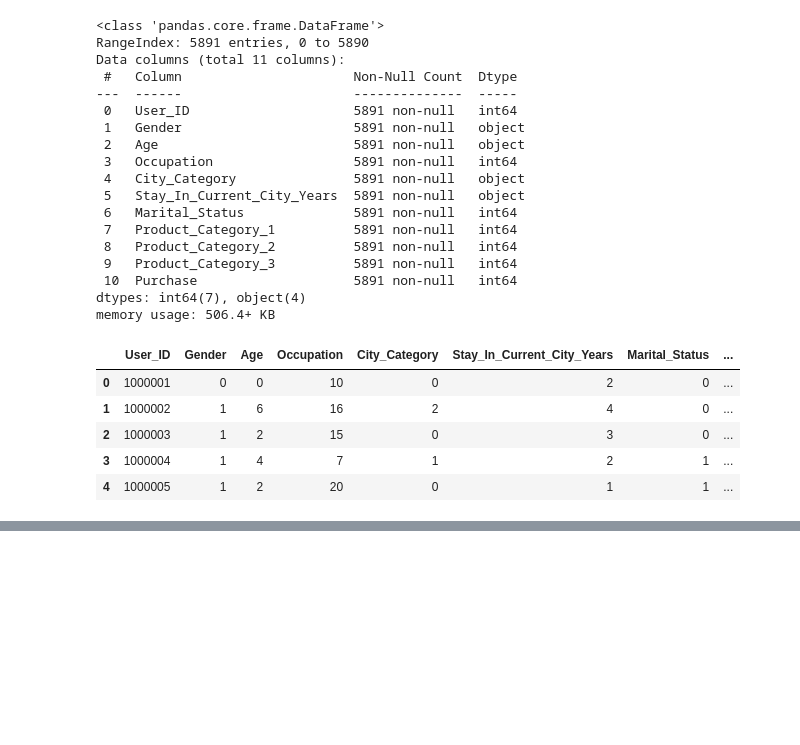
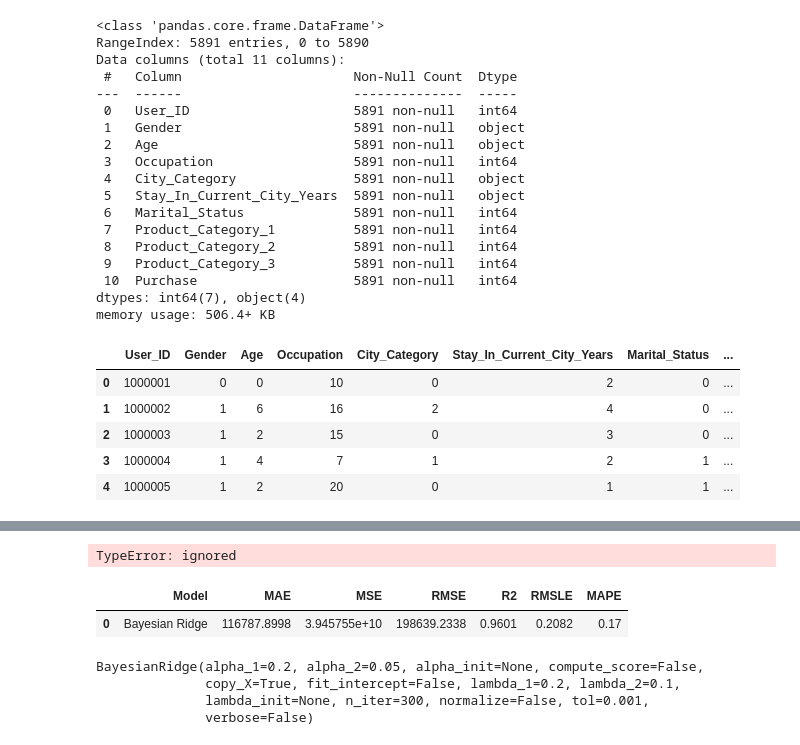
Before and after one commit to santhoshbvsrk/MLProjects, a Jupyter notebook: BlackFridaySales/BlackFridaySales_PyCaret.ipynb, the cells around one changed output, grey strips where cells are left out. Cells and saved outputs as stored; diff of their text form; code cells hidden in the pictures; blank space fills up the shorter version.

```diff
--- a/BlackFridaySales/BlackFridaySales_PyCaret.ipynb
+++ b/BlackFridaySales/BlackFridaySales_PyCaret.ipynb
@@ -157,0 +191,16 @@ TypeError: ignored
+# %%
+interpret_model(tuned_br)
+# %% [output]
+TypeError: ignored
+# %%
+predictions = predict_model(tuned_br)
+# %% [output]
+|  | Model | MAE | MSE | RMSE | R2 | RMSLE | MAPE |
+| 0 | Bayesian Ridge | 116787.8998 | 3.945755e+10 | 198639.2338 | 0.9601 | 0.2082 | 0.17 |
+# %%
+finalize_model(tuned_br)
+# %% [output]
+BayesianRidge(alpha_1=0.2, alpha_2=0.05, alpha_init=None, compute_score=False,
+              copy_X=True, fit_intercept=False, lambda_1=0.2, lambda_2=0.1,
+              lambda_init=None, n_iter=300, normalize=False, tol=0.001,
+              verbose=False)
```
Also changed, not shown: parts of 11 cells of this notebook.
